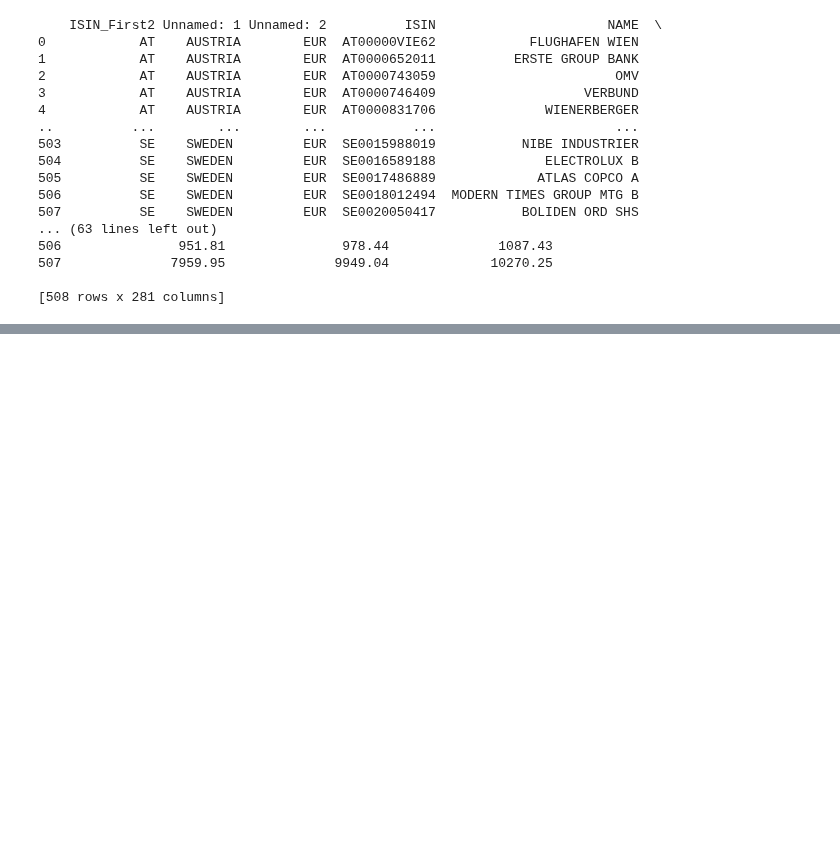
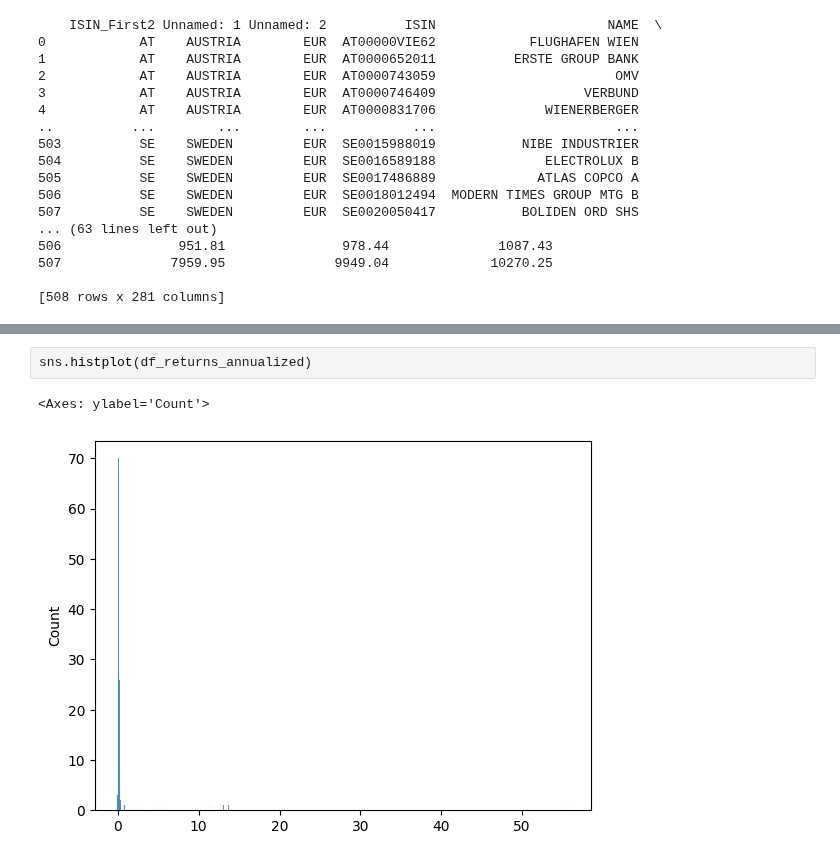
Before and after one commit to GiammarcoBozzelli/SEF, a Jupyter notebook: main.ipynb, the cells around one changed output, grey strips where cells are left out. Cells and saved outputs as stored; diff of their text form; blank space fills up the shorter version.

```diff
--- a/main.ipynb
+++ b/main.ipynb
@@ -170,0 +272,5 @@ df_EUR_monthly_return.to_csv('/Users/giuli\Documents\SEF_Homework1\SEF/df_EUR_mo
+# %%
+sns.histplot(df_returns_annualized)
+# %% [output]
+<Axes: ylabel='Count'>
+[figure, added]
```
Also changed, not shown: parts of 29 cells of this notebook.
